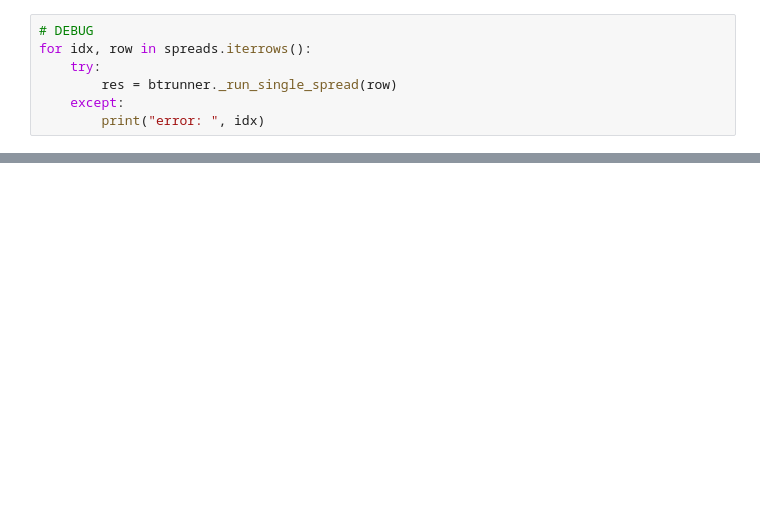
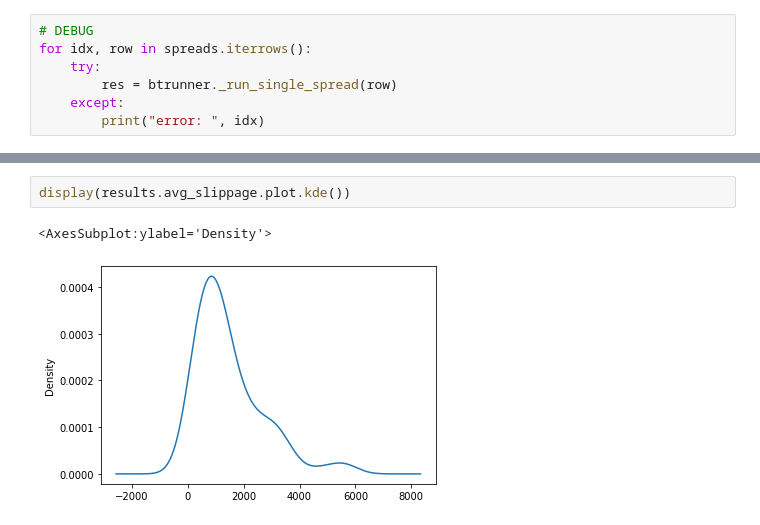
Before and after one commit to skswe/spreads-arb, a Jupyter notebook: run_backtest.ipynb, the cells around one changed output, grey strips where cells are left out. Cells and saved outputs as stored; diff of their text form; blank space fills up the shorter version.

```diff
--- a/run_backtest.ipynb
+++ b/run_backtest.ipynb
@@ -843,0 +1115,5 @@ pickle.loads(spreads.loc[indexer].spread).returns().plot(backend="plotly")
+# %%
+display(results.avg_slippage.plot.kde())
+# %% [output]
+<AxesSubplot:ylabel='Density'>
+[figure, added]
```
Also changed, not shown: parts of 22 cells of this notebook, 1 other file.
